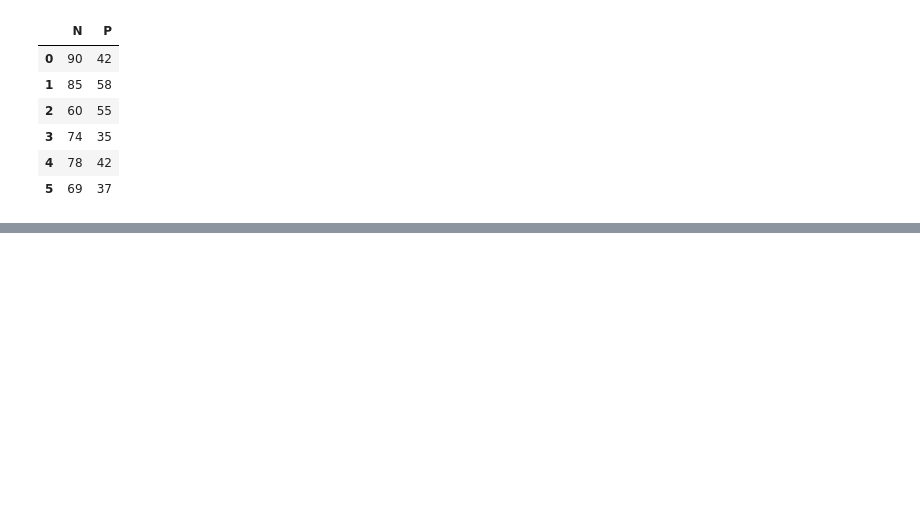
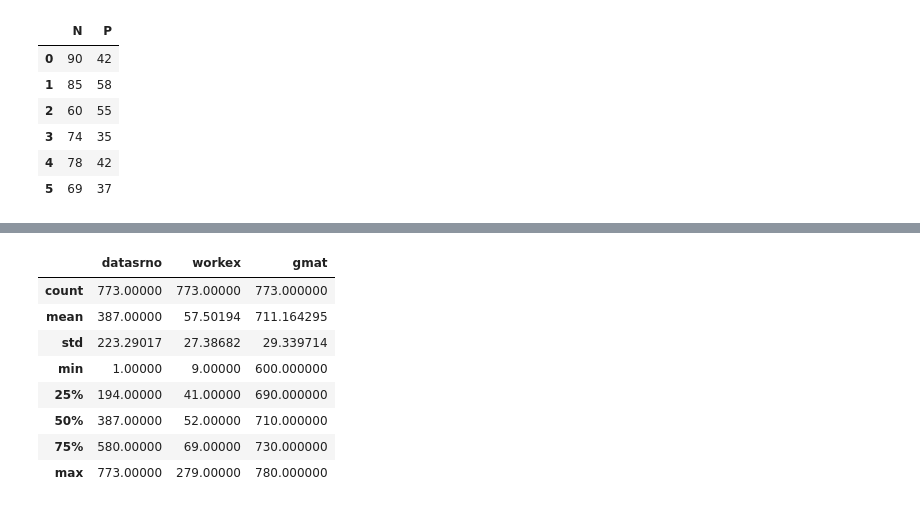
Before and after one commit to Emmanuelmitra/Python-class-code-, a Jupyter notebook: class_10_12_python.ipynb, the cells around one changed output, grey strips where cells are left out. Cells and saved outputs as stored; diff of their text form; code cells hidden in the pictures; blank space fills up the shorter version.

```diff
--- a/class_10_12_python.ipynb
+++ b/class_10_12_python.ipynb
@@ -1316,0 +1354,12 @@ df.loc[0:5,['N',"P"]]
+# %%
+df.describe()
+# %% [output]
+|  | datasrno | workex | gmat |
+| count | 773.00000 | 773.00000 | 773.000000 |
+| mean | 387.00000 | 57.50194 | 711.164295 |
+| std | 223.29017 | 27.38682 | 29.339714 |
+| min | 1.00000 | 9.00000 | 600.000000 |
+| 25% | 194.00000 | 41.00000 | 690.000000 |
+| 50% | 387.00000 | 52.00000 | 710.000000 |
+| 75% | 580.00000 | 69.00000 | 730.000000 |
+| max | 773.00000 | 279.00000 | 780.000000 |
```
Also changed, not shown: parts of 79 cells of this notebook.
